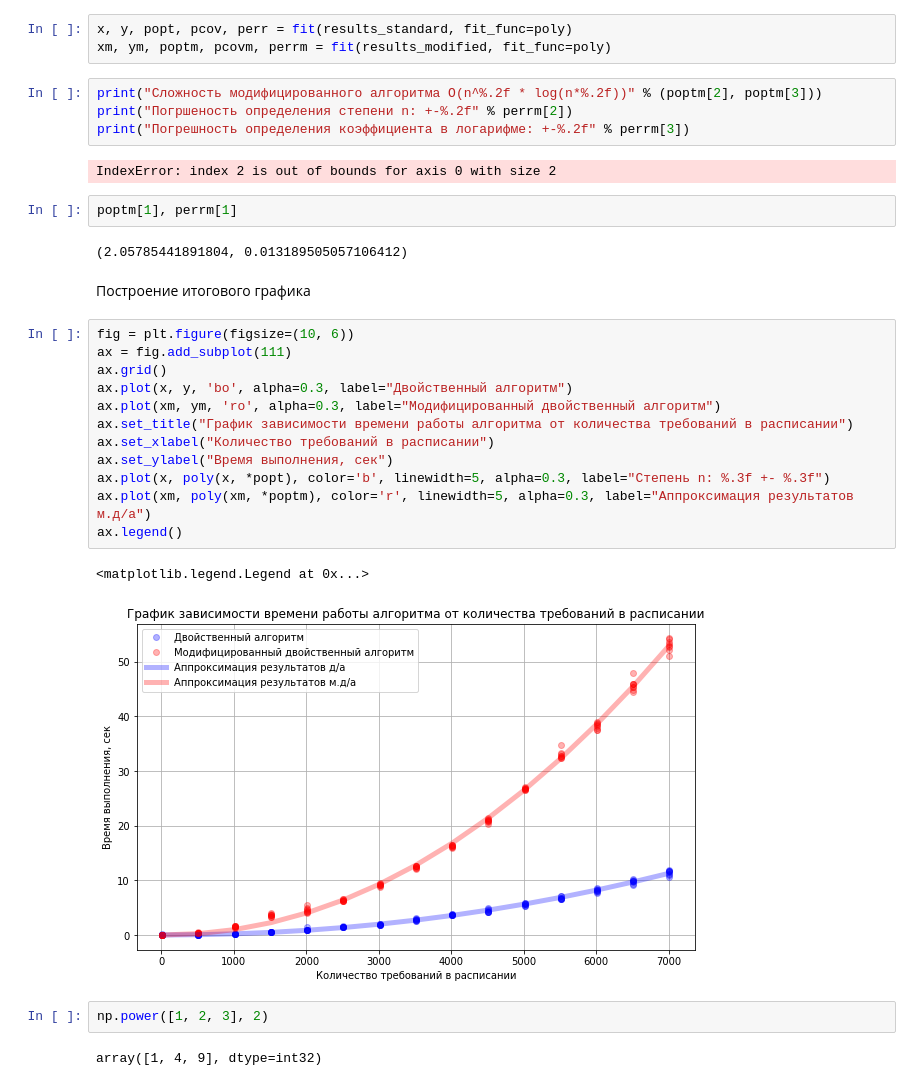
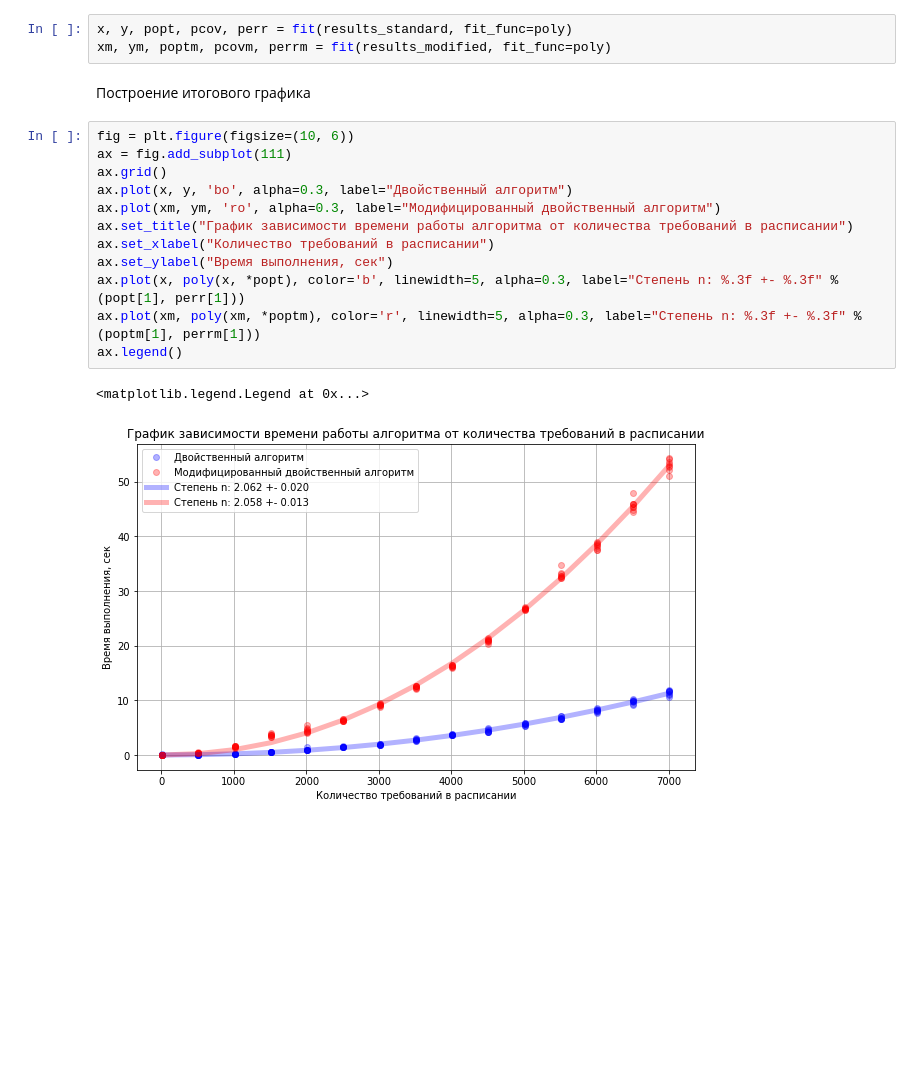
Before and after one commit to andtun/schedules, a Jupyter notebook: AlgTest0.ipynb, the cells around one changed output. Drawn from its saved outputs; the diff is of its cells as text; blank space fills up the shorter version.

```diff
--- a/AlgTest0.ipynb
+++ b/AlgTest0.ipynb
@@ -285,34 +280,20 @@ def fit(p, fit_func):
 # %%
 x, y, popt, pcov, perr = fit(results_standard, fit_func=poly)
 xm, ym, poptm, pcovm, perrm = fit(results_modified, fit_func=poly)
-# %%
-print("Сложность модифицированного алгоритма O(n^%.2f * log(n*%.2f))" % (poptm[2], poptm[3]))
-print("Погршеность определения степени n: +-%.2f" % perrm[2])
-print("Погрешность определения коэффициента в логарифме: +-%.2f" % perrm[3])
-# %% [output]
-IndexError: index 2 is out of bounds for axis 0 with size 2
-# %%
-poptm[1], perrm[1]
-# %% [output]
-(2.05785441891804, 0.013189505057106412)
 # %% [markdown]
 Построение итогового графика
 # %%
 fig = plt.figure(figsize=(10, 6))
 ax = fig.add_subplot(111)
 ax.grid()
 ax.plot(x, y, 'bo', alpha=0.3, label="Двойственный алгоритм")
 ax.plot(xm, ym, 'ro', alpha=0.3, label="Модифицированный двойственный алгоритм")
 ax.set_title("График зависимости времени работы алгоритма от количества требований в расписании")
 ax.set_xlabel("Количество требований в расписании")
 ax.set_ylabel("Время выполнения, сек")
-ax.plot(x, poly(x, *popt), color='b', linewidth=5, alpha=0.3, label="Степень n: %.3f +- %.3f")
-ax.plot(xm, poly(xm, *poptm), color='r', linewidth=5, alpha=0.3, label="Аппроксимация результатов м.д/а")
+ax.plot(x, poly(x, *popt), color='b', linewidth=5, alpha=0.3, label="Степень n: %.3f +- %.3f" % (popt[1], perr[1]))
+ax.plot(xm, poly(xm, *poptm), color='r', linewidth=5, alpha=0.3, label="Степень n: %.3f +- %.3f" % (poptm[1], perrm[1]))
 ax.legend()
 # %% [output]
 <matplotlib.legend.Legend at 0x...>
-[figure, old version]
+[figure, new version]
-# %%
-np.power([1, 2, 3], 2)
-# %% [output]
-array([1, 4, 9], dtype=int32)
```
Also changed, not shown: parts of 17 cells of this notebook.
